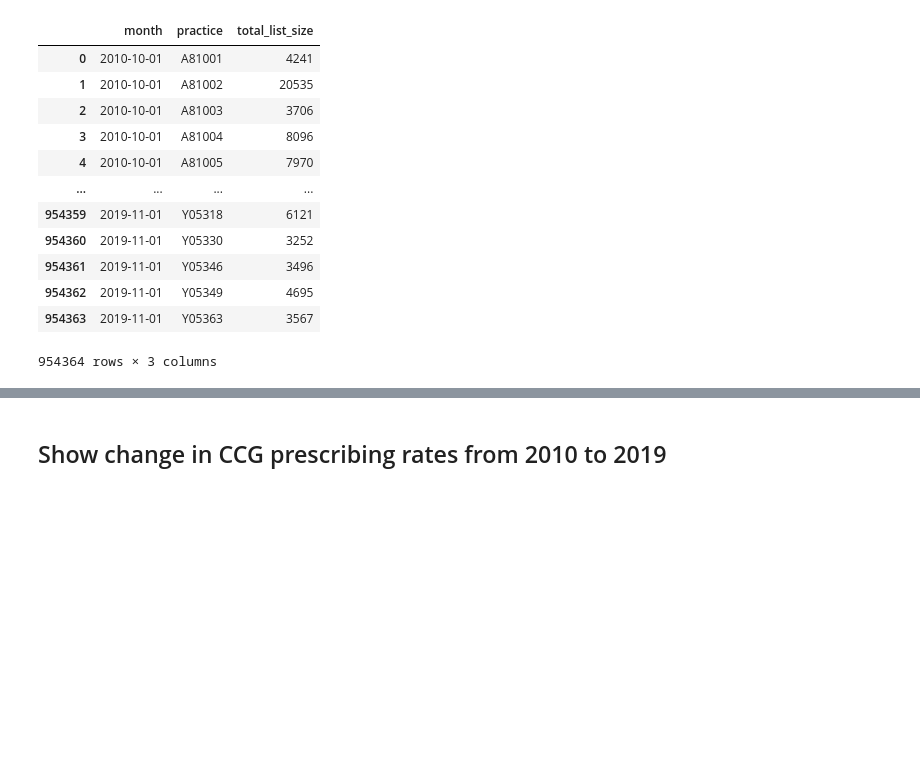
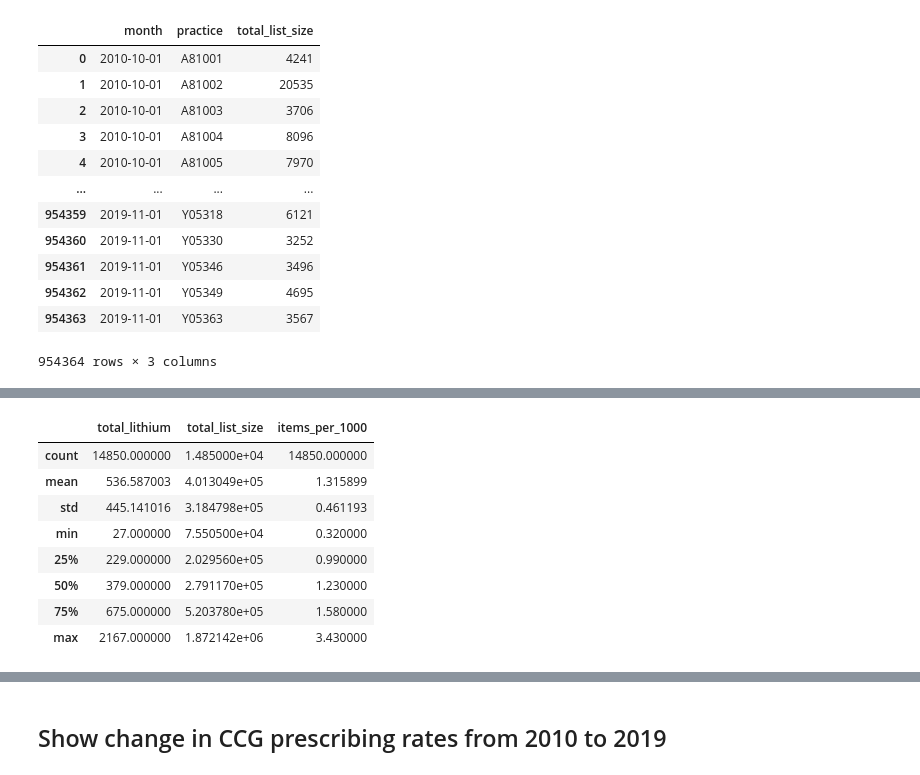
Before and after one commit to orlamac/lithium-paper, a Jupyter notebook: Lithium prescribing trends_update.ipynb, the cells around one changed output, grey strips where cells are left out. Saved outputs shown, nothing was run; the diff lists cells and outputs as text; code cells hidden in the pictures; blank space fills up the shorter version.

```diff
--- a/Lithium prescribing trends_update.ipynb
+++ b/Lithium prescribing trends_update.ipynb
@@ -397,3 +400,15 @@ df_lithium_per1000['month'] = df_lithium_per1000['month'].astype('datetime64[ns]
+# %%
+df_lithium_per1000.describe()
+# %% [output]
+|  | total_lithium | total_list_size | items_per_1000 |
+| count | 14850.000000 | 1.485000e+04 | 14850.000000 |
+| mean | 536.587003 | 4.013049e+05 | 1.315899 |
+| std | 445.141016 | 3.184798e+05 | 0.461193 |
+| min | 27.000000 | 7.550500e+04 | 0.320000 |
+| 25% | 229.000000 | 2.029560e+05 | 0.990000 |
+| 50% | 379.000000 | 2.791170e+05 | 1.230000 |
+| 75% | 675.000000 | 5.203780e+05 | 1.580000 |
+| max | 2167.000000 | 1.872142e+06 | 3.430000 |
 # %%
 #create sample deciles
 
```
Also changed, not shown: parts of 50 cells of this notebook.
